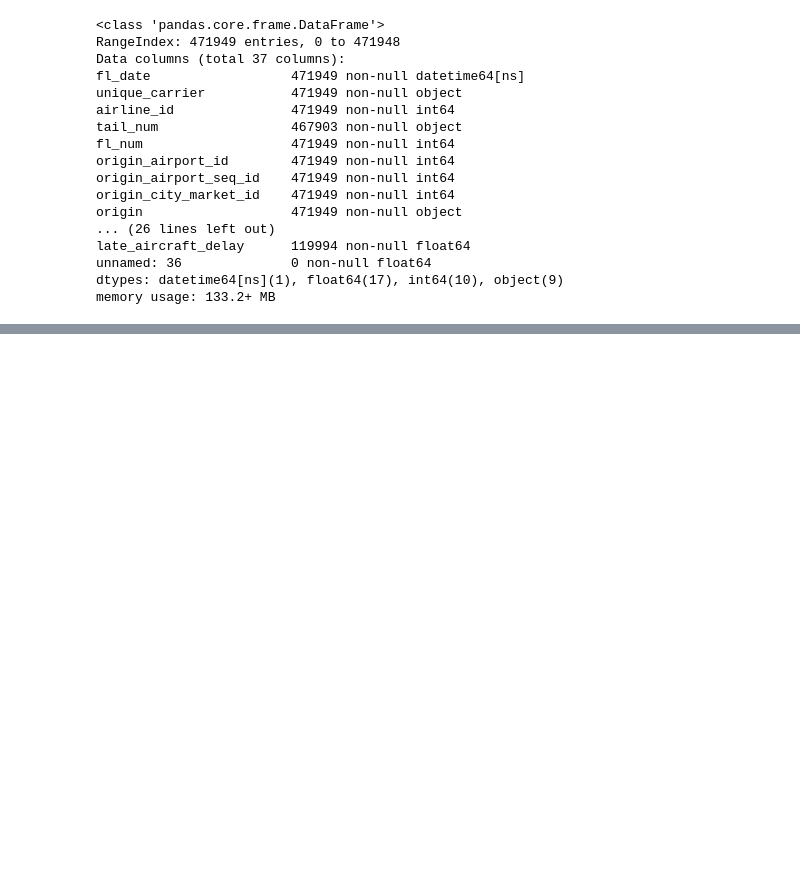
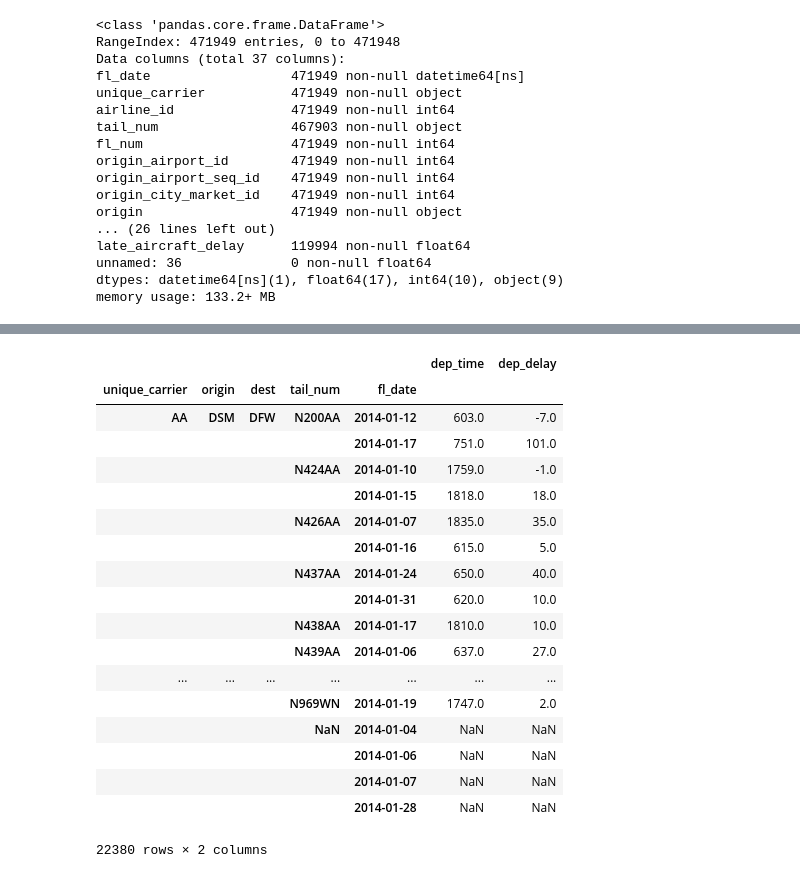
Before and after one commit to gr4vytr0n/pandas_, a Jupyter notebook: modern/part1.ipynb, the cells around one changed output, grey strips where cells are left out. Saved outputs shown, nothing was run; the diff lists cells and outputs as text; code cells hidden in the pictures; blank space fills up the shorter version.

```diff
--- a/modern/part1.ipynb
+++ b/modern/part1.ipynb
@@ -55,0 +140,22 @@ memory usage: 133.2+ MB
+# %%
+hdf.loc[pd.IndexSlice[:, ['ORD', 'DSM']], ['dep_time', 'dep_delay']]
+# %% [output]
+|  |  |  |  |  | dep_time | dep_delay |
+| unique_carrier | origin | dest | tail_num | fl_date |  |  |
+| AA | DSM | DFW | N200AA | 2014-01-12 | 603.0 | -7.0 |
+|  |  |  |  | 2014-01-17 | 751.0 | 101.0 |
+|  |  |  | N424AA | 2014-01-10 | 1759.0 | -1.0 |
+|  |  |  |  | 2014-01-15 | 1818.0 | 18.0 |
+|  |  |  | N426AA | 2014-01-07 | 1835.0 | 35.0 |
+|  |  |  |  | 2014-01-16 | 615.0 | 5.0 |
+|  |  |  | N437AA | 2014-01-24 | 650.0 | 40.0 |
+|  |  |  |  | 2014-01-31 | 620.0 | 10.0 |
+|  |  |  | N438AA | 2014-01-17 | 1810.0 | 10.0 |
+|  |  |  | N439AA | 2014-01-06 | 637.0 | 27.0 |
+| ... | ... | ... | ... | ... | ... | ... |
+|  |  |  | N969WN | 2014-01-19 | 1747.0 | 2.0 |
+|  |  |  | NaN | 2014-01-04 | NaN | NaN |
+|  |  |  |  | 2014-01-06 | NaN | NaN |
+|  |  |  |  | 2014-01-07 | NaN | NaN |
+|  |  |  |  | 2014-01-28 | NaN | NaN |
+22380 rows × 2 columns
```
Also changed, not shown: parts of 9 cells of this notebook.
